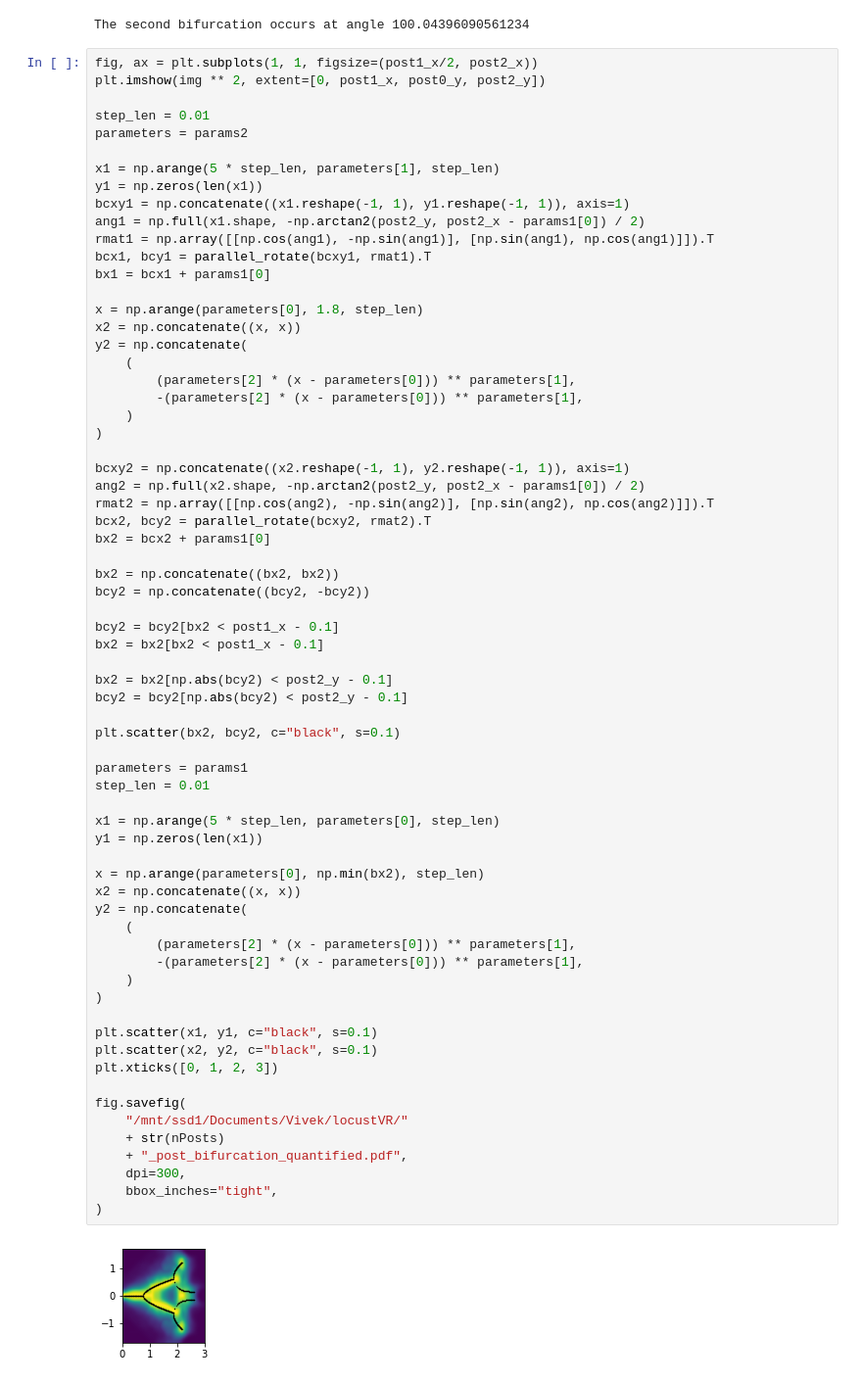
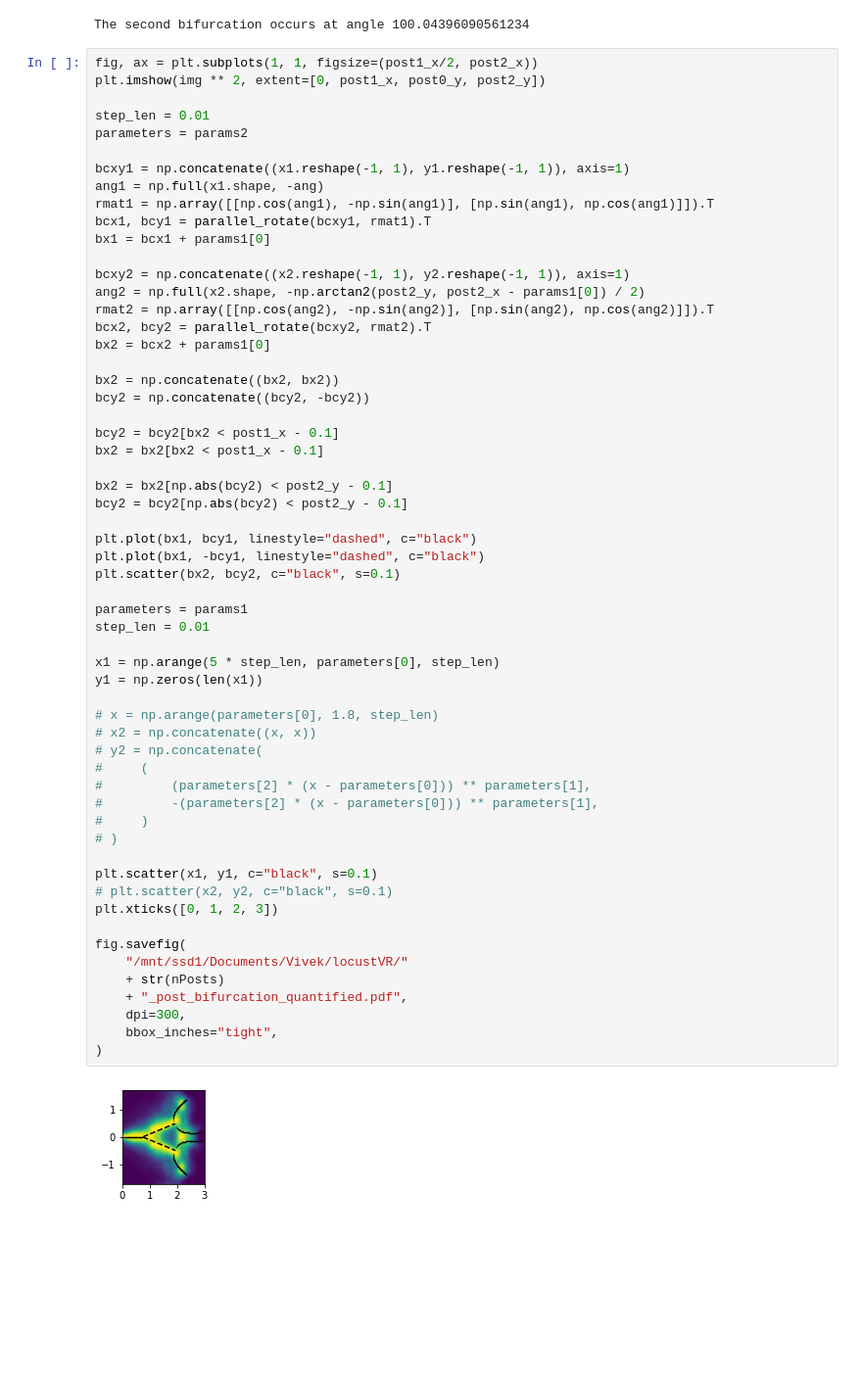
Before and after one commit to bianca-schell/locustVR, a Jupyter notebook: locust_plots-june.ipynb, the cells around one changed output. Shown at 98% size. Cells and saved outputs as stored; diff of their text form; blank space fills up the shorter version.

```diff
--- a/locust_plots-june.ipynb
+++ b/locust_plots-june.ipynb
@@ -862,22 +856,11 @@ plt.imshow(img ** 2, extent=[0, post1_x, post0_y, post2_y])
 step_len = 0.01
 parameters = params2
 
-x1 = np.arange(5 * step_len, parameters[1], step_len)
-y1 = np.zeros(len(x1))
 bcxy1 = np.concatenate((x1.reshape(-1, 1), y1.reshape(-1, 1)), axis=1)
-ang1 = np.full(x1.shape, -np.arctan2(post2_y, post2_x - params1[0]) / 2)
+ang1 = np.full(x1.shape, -ang)
 rmat1 = np.array([[np.cos(ang1), -np.sin(ang1)], [np.sin(ang1), np.cos(ang1)]]).T
 bcx1, bcy1 = parallel_rotate(bcxy1, rmat1).T
 bx1 = bcx1 + params1[0]
-
-x = np.arange(parameters[0], 1.8, step_len)
-x2 = np.concatenate((x, x))
-y2 = np.concatenate(
-    (
-        (parameters[2] * (x - parameters[0])) ** parameters[1],
-        -(parameters[2] * (x - parameters[0])) ** parameters[1],
-    )
-)
 
 bcxy2 = np.concatenate((x2.reshape(-1, 1), y2.reshape(-1, 1)), axis=1)
 ang2 = np.full(x2.shape, -np.arctan2(post2_y, post2_x - params1[0]) / 2)
@@ -887,40 +870,42 @@ bx2 = bcx2 + params1[0]
 
 bx2 = np.concatenate((bx2, bx2))
 bcy2 = np.concatenate((bcy2, -bcy2))
 
 bcy2 = bcy2[bx2 < post1_x - 0.1]
 bx2 = bx2[bx2 < post1_x - 0.1]
 
 bx2 = bx2[np.abs(bcy2) < post2_y - 0.1]
 bcy2 = bcy2[np.abs(bcy2) < post2_y - 0.1]
 
+plt.plot(bx1, bcy1, linestyle="dashed", c="black")
+plt.plot(bx1, -bcy1, linestyle="dashed", c="black")
 plt.scatter(bx2, bcy2, c="black", s=0.1)
 
 parameters = params1
 step_len = 0.01
 
 x1 = np.arange(5 * step_len, parameters[0], step_len)
 y1 = np.zeros(len(x1))
 
-x = np.arange(parameters[0], np.min(bx2), step_len)
-x2 = np.concatenate((x, x))
-y2 = np.concatenate(
-    (
-        (parameters[2] * (x - parameters[0])) ** parameters[1],
-        -(parameters[2] * (x - parameters[0])) ** parameters[1],
-    )
-)
+# x = np.arange(parameters[0], 1.8, step_len)
+# x2 = np.concatenate((x, x))
+# y2 = np.concatenate(
+#     (
+#         (parameters[2] * (x - parameters[0])) ** parameters[1],
+#         -(parameters[2] * (x - parameters[0])) ** parameters[1],
+#     )
+# )
 
 plt.scatter(x1, y1, c="black", s=0.1)
-plt.scatter(x2, y2, c="black", s=0.1)
+# plt.scatter(x2, y2, c="black", s=0.1)
 plt.xticks([0, 1, 2, 3])
 
 fig.savefig(
     "/mnt/ssd1/Documents/Vivek/locustVR/"
     + str(nPosts)
     + "_post_bifurcation_quantified.pdf",
     dpi=300,
     bbox_inches="tight",
 )
 # %% [output]
-[figure, old version]
+[figure, new version]
```
Also changed, not shown: parts of 4 cells of this notebook, 4 other files.
